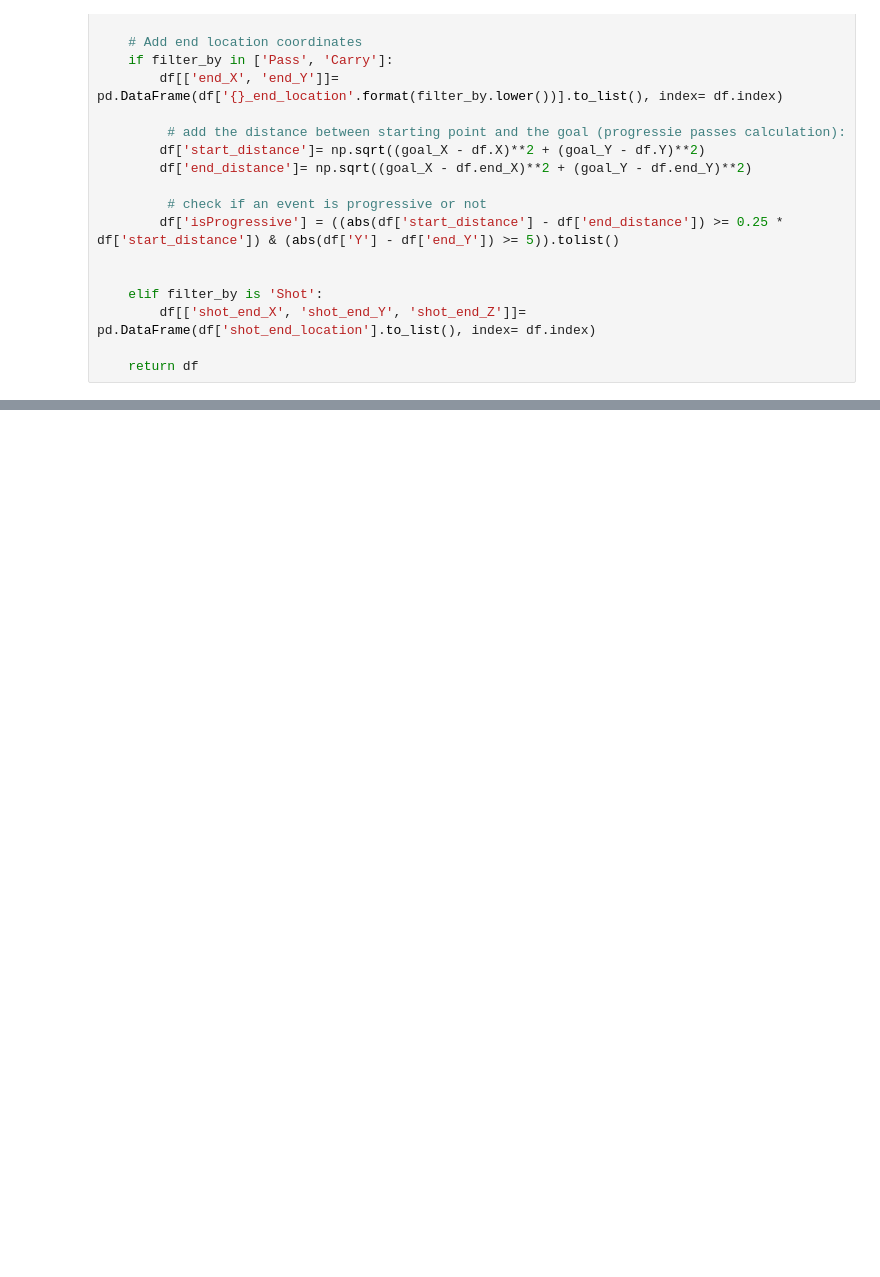
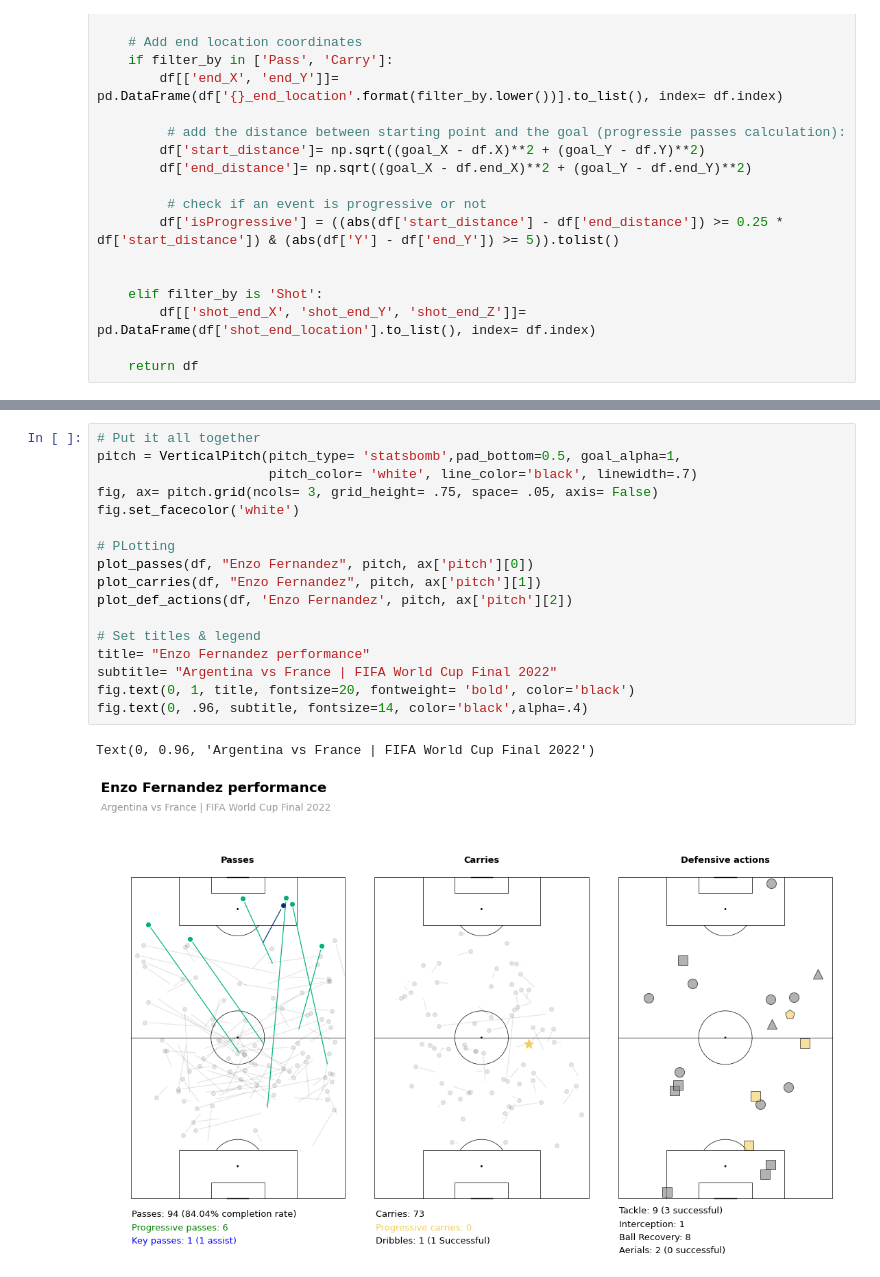
Before and after one commit to Elmehdi9/World-Cup-Data-Visualization, a Jupyter notebook: Notebooks/Performance per match .ipynb, the cells around one changed output, grey strips where cells are left out. Drawn from its saved outputs; the diff is of its cells as text; blank space fills up the shorter version.

```diff
--- a/Notebooks/Performance per match .ipynb
+++ b/Notebooks/Performance per match .ipynb
@@ -219,0 +253,20 @@ for x,y, m, c in zip(df['X'], df['Y'], markers, colors):
+# %%
+# Put it all together
+pitch = VerticalPitch(pitch_type= 'statsbomb',pad_bottom=0.5, goal_alpha=1,
+                      pitch_color= 'white', line_color='black', linewidth=.7)
+fig, ax= pitch.grid(ncols= 3, grid_height= .75, space= .05, axis= False)
+fig.set_facecolor('white')
+
+# PLotting
+plot_passes(df, "Enzo Fernandez", pitch, ax['pitch'][0])
+plot_carries(df, "Enzo Fernandez", pitch, ax['pitch'][1])
+plot_def_actions(df, 'Enzo Fernandez', pitch, ax['pitch'][2])
+
+# Set titles & legend
+title= "Enzo Fernandez performance"
+subtitle= "Argentina vs France | FIFA World Cup Final 2022"
+fig.text(0, 1, title, fontsize=20, fontweight= 'bold', color='black')
+fig.text(0, .96, subtitle, fontsize=14, color='black',alpha=.4)
+# %% [output]
+Text(0, 0.96, 'Argentina vs France | FIFA World Cup Final 2022')
+[figure, added]
```
Also changed, not shown: parts of 4 cells of this notebook.
